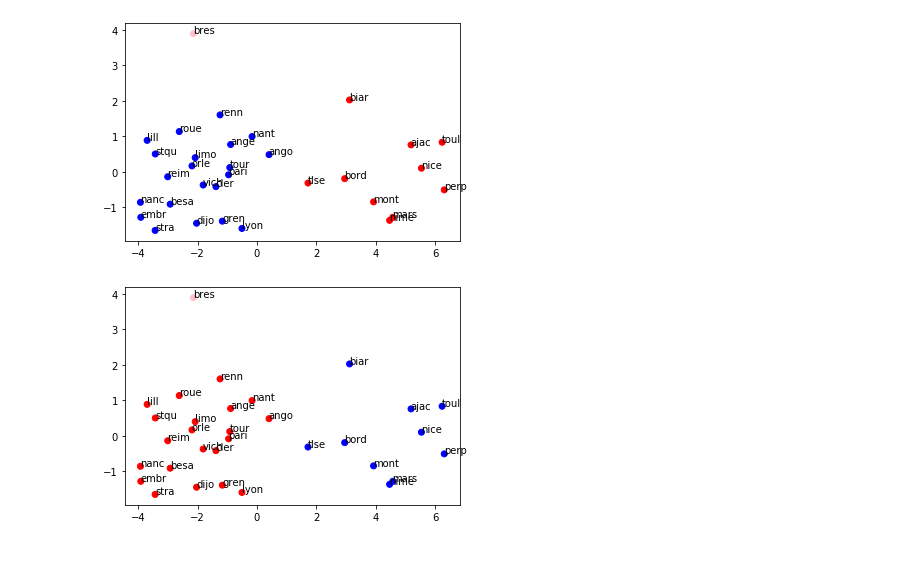
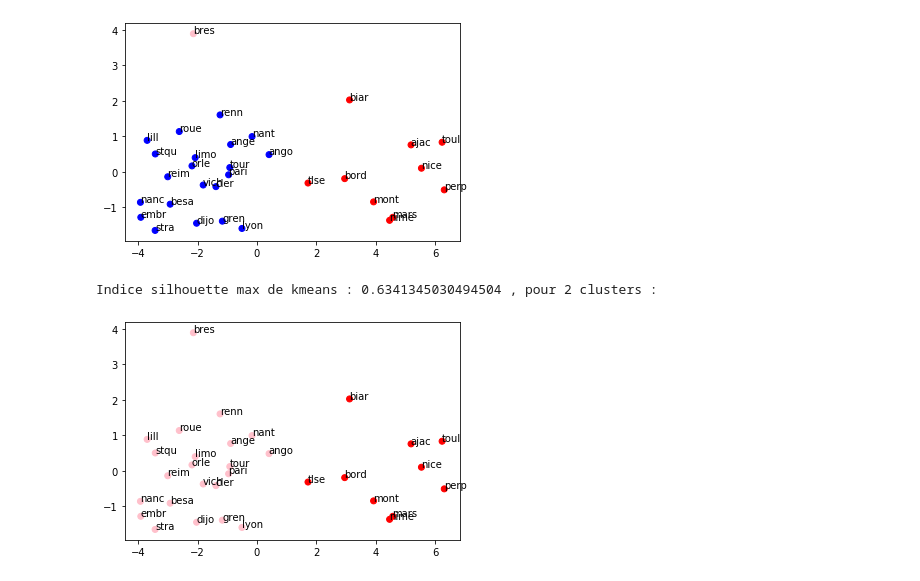
Before and after one commit to ThomasRanvier/machine_learning, a Jupyter notebook: tp_ans_ranvier.ipynb, the cells around one changed output. Drawn from its saved outputs; the diff is of its cells as text; code cells hidden in the pictures.

```diff
--- a/tp_ans_ranvier.ipynb
+++ b/tp_ans_ranvier.ipynb
@@ -170,14 +170,23 @@ plt.show()
 # %% [output]
 [figure]
 # %%
-agglo = cluster.AgglomerativeClustering(n_clusters=3, linkage='complete')
-agglo.fit(X_pca)
-clustering = agglo.labels_
-
+max_c = 0
+max_v = 0
+for i in np.arange(2, 6):
+    clustering = cluster.KMeans(n_clusters=i).fit_predict(X_pca)
+    v = metrics.silhouette_score(X_pca, clustering,metric='euclidean')
+    if v > max_v:
+        max_c = i
+        max_v = v
+print('Indice silhouette max de kmeans :', max_v, ', pour', max_c, 'clusters :')
+k_means = cluster.KMeans(n_clusters=max_c)
+k_means.fit(X_pca)
+clustering = k_means.labels_
 colors = ['red', 'yellow', 'blue', 'pink']
 plt.scatter(X_pca[:, 0], X_pca[:, 1], c=clustering, cmap=matplotlib.colors.ListedColormap(colors))
 for label, x, y in zip(labels, X_pca[:, 0], X_pca[:, 1]):
     plt.annotate(label, xy=(x, y), xytext=(-0.2, 0.2), textcoords='offset points')
 plt.show()
 # %% [output]
+Indice silhouette max de kmeans : 0.6341345030494504 , pour 2 clusters :
-[figure, old version]
+[figure, new version]
```
Also changed, not shown: parts of 3 cells of this notebook, 1 other file.
